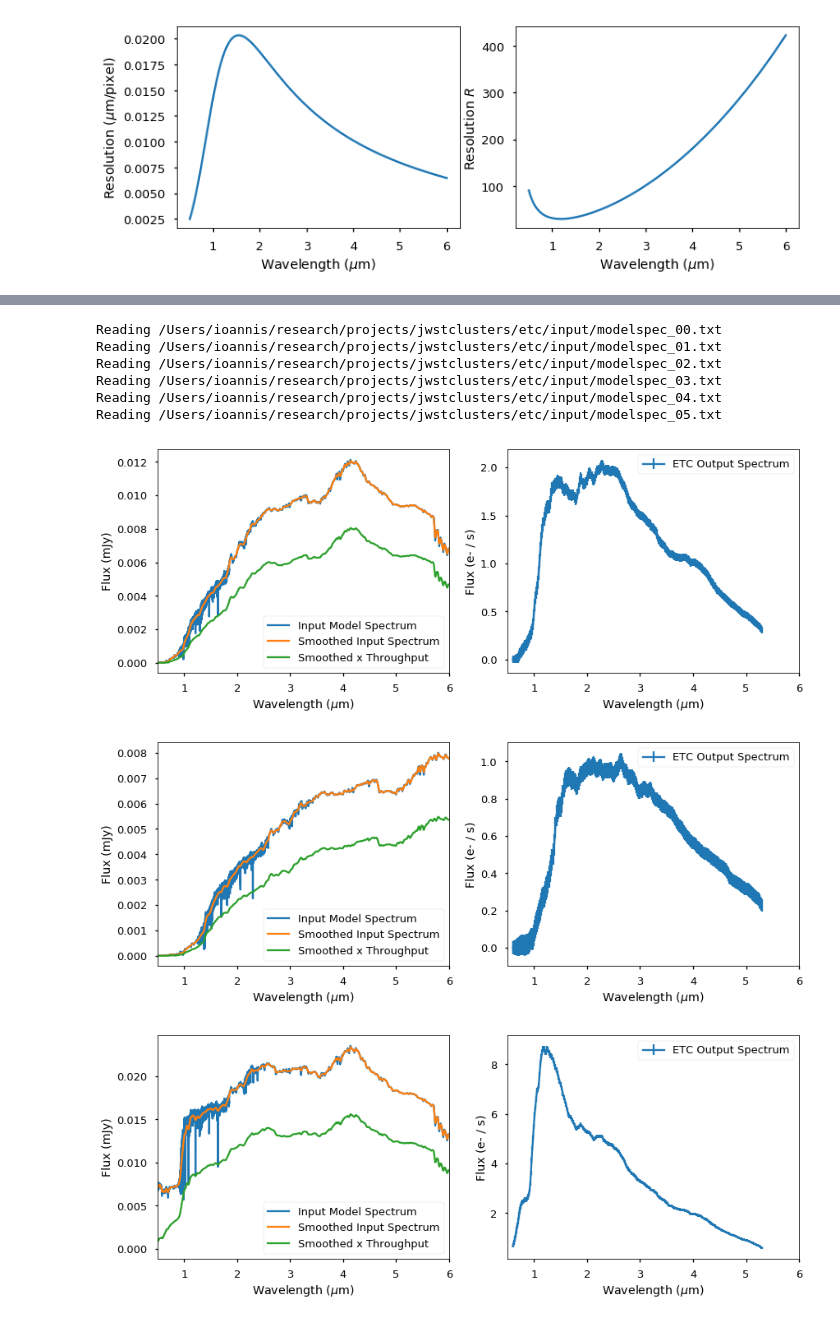
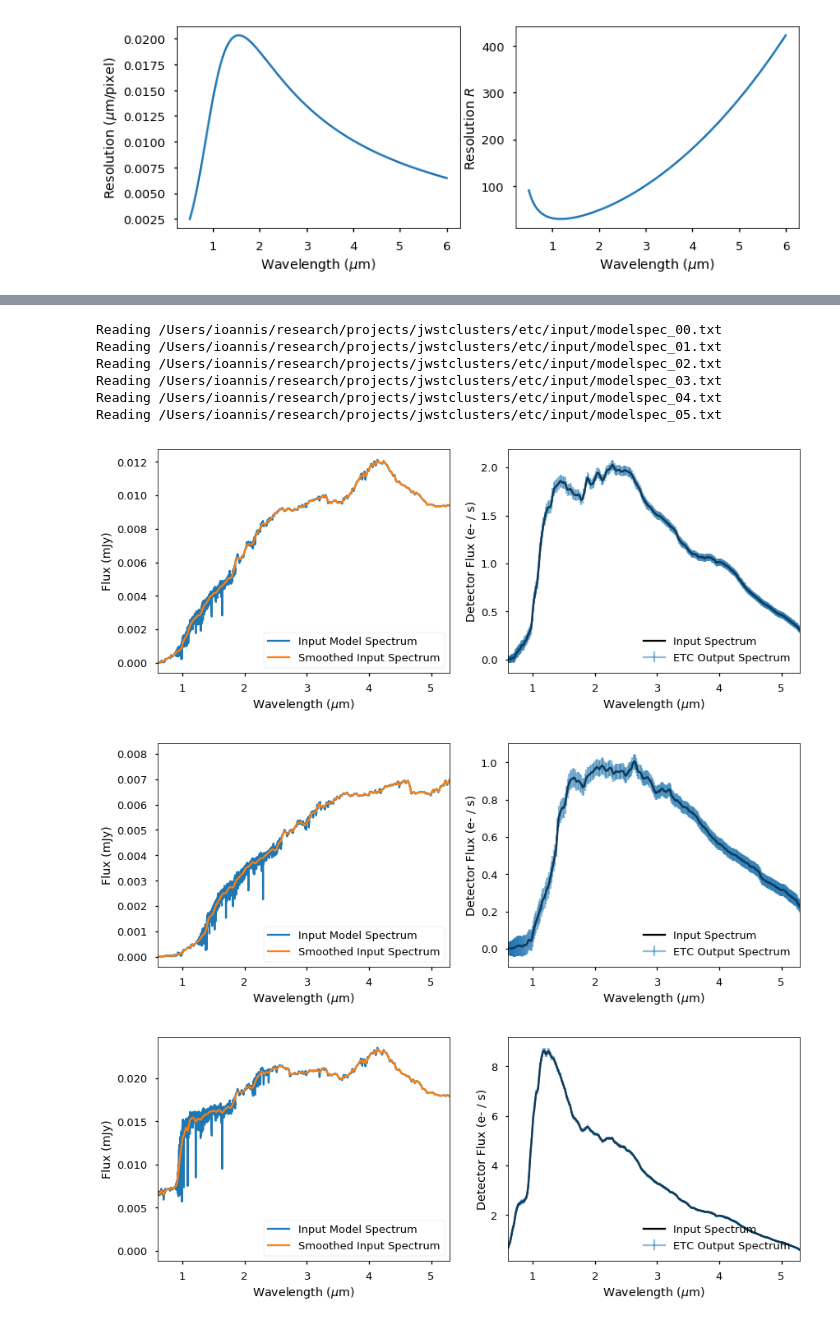
Before and after one commit to moustakas/jwstclusters, a Jupyter notebook: nb/resolution-throughput-and-noise.ipynb, the cells around one changed output, grey strips where cells are left out. Cells and saved outputs as stored; diff of their text form; code cells hidden in the pictures.

```diff
--- a/nb/resolution-throughput-and-noise.ipynb
+++ b/nb/resolution-throughput-and-noise.ipynb
@@ -40,0 +48,10 @@ ax[1].set_ylabel('Resolution $R$')
+# %%
+fig, ax = plt.subplots(1, 2, figsize=(12, 4))
+ax[0].plot(qe['WAVELENGTH'], qe['THROUGHPUT'])
+ax[0].set_xlabel('Wavelength ($\mu$m)')
+ax[0].set_ylabel('Detector Throughput')
+ax[0].set_ylim(0, 1.05)
+
+ax[1].plot(qe['WAVELENGTH'], qe['CONVERSION'])
+ax[1].set_xlabel('Wavelength ($\mu$m)')
+ax[1].set_ylabel('Detector QE (electrons/photon)')
@@ -57,14 +77,16 @@ for lab, thrufile in zip( labels, (thru_prism, thru_clear, thru_optics, thru_tel
     print('Reading {}'.format(thrufile))
     tt = Table(fitsio.read(thrufile, ext=1, upper=True))
     thru.append(tt)
+    if 'Prism' in lab:
+        throughput_wave = tt['WAVELENGTH']
     plt.plot(tt['WAVELENGTH'], tt['THROUGHPUT'], label=lab)
 
-throughput = np.ones_like(outwave)
+throughput = np.ones_like(throughput_wave)
 for tt in thru:
-    throughput *= np.interp(outwave, tt['WAVELENGTH'], tt['THROUGHPUT'])
-plt.plot(outwave, throughput, label='Total Throughput')
+    throughput *= np.interp(throughput_wave, tt['WAVELENGTH'], tt['THROUGHPUT'])
+plt.plot(throughput_wave, throughput, label='Total Throughput')
 
-plt.xlim(outwave.min(), outwave.max())
+plt.xlim(throughput_wave.min(), throughput_wave.max())
 plt.ylim(0, 1.05)
 plt.ylabel('Throughput')
 plt.xlabel('Wavelength ($\mu$m)')
@@ -81,40 +107,68 @@ Reading /Users/ioannis/research/data/pandeia_data-1.0/jwst/telescope/jwst_telesc
 # %%
+allfluxvector = []
+
 for suffix in ('00', '01', '02', '03', '04', '05'):
     infile = os.path.join(jwstdir, 'input', 'modelspec_{}.txt'.format(suffix))
     print('Reading {}'.format(infile))
-    inwave, influx = np.loadtxt(infile, unpack=True)
+    inwave, influx = np.loadtxt(infile, unpack=True) # [micron, mJy]
 
     outfile = os.path.join(jwstdir, 'output', suffix, 'lineplot', 'lineplot_extracted_flux.fits')
     snrfile = os.path.join(jwstdir, 'output', suffix, 'lineplot', 'lineplot_sn.fits')
     simspec = Table(fitsio.read(outfile, ext=1, upper=True))
     snrspec = Table(fitsio.read(snrfile, ext=1, upper=True))
 
+    outwave = simspec['WAVELENGTH']
+    detector_throughput = np.interp(outwave, qe['WAVELENGTH'], qe['THROUGHPUT'])
+    detector_qe = np.interp(outwave, qe['WAVELENGTH'], qe['CONVERSION']) # electrons / photon
+
+    total_throughput = np.interp(outwave, throughput_wave, throughput)
+
     resolution = np.interp(inwave, disp['WAVELENGTH'], disp['DLDS'])
     smoothflux = smoothspec(inwave, influx, resolution=resolution, smoothtype='lsf',
                             outwave=outwave, fftsmooth=True)
 
+    prismflux = (detector_qe * detector_throughput * total_throughput *
+                smoothflux * 2.998e14 / outwave**2)
+
+    #dw = np.gradient(outwave)
+    #prismflux = (detector_throughput * total_throughput * 1e-26 * # erg/s/cm2/A
+    #             smoothflux * 2.998e14 / outwave**2)
+    #prismflux *= (dw * 1e-4) * (1e-4 * outwave) / (6.626e-27 * 2.998e10) # photon/s/cm2
+    #prismflux *= detector_qe # electron/s/cm2
+
+    fluxratio = simspec['EXTRACTED_FLUX'] / prismflux
+    fluxvector = (fluxratio * detector_qe * detector_throughput *
+                  total_throughput * 2.998e14 / outwave**2)
+    allfluxvector.append(fluxvector)
+
     fig, ax = plt.subplots(1, 2, figsize=(14, 5), sharex=True)
+    #fig, ax = plt.subplots(1, 3, figsize=(14, 5), sharex=True)
     ax[0].plot(inwave, influx, label='Input Model Spectrum')
     ax[0].plot(outwave, smoothflux, label='Smoothed Input Spectrum')
-    ax[0].plot(outwave, smoothflux * throughput, label='Smoothed x Throughput')
     ax[0].set_ylabel('Flux (mJy)')
     ax[0].set_xlabel('Wavelength ($\mu$m)')
     ax[0].legend(loc='lower right')
 
     ax[1].errorbar(simspec['WAVELENGTH'], simspec['EXTRACTED_FLUX'],
-                   simspec['EXTRACTED_FLUX'] / snrspec['SN'], label='ETC Output Spectrum')
-    ax[1].set_ylabel('Flux (e- / s)')
+                   simspec['EXTRACTED_FLUX'] / snrspec['SN'],
+                   label='ETC Output Spectrum', alpha=0.5)
+    ax[1].plot(outwave, smoothflux * fluxvector, color='k', label='Input Spectrum')
+
+    ax[1].set_ylabel('Detector Flux (e- / s)')
     ax[1].set_xlabel('Wavelength ($\mu$m)')
-    ax[1].legend(loc='upper right')
+    ax[1].legend(loc='lower right', frameon=False)
+
+    #ax[2].plot(outwave, fluxratio)
+    #ax[2].set_ylim(0, 9e-12)
 
     [xx.set_xlim(outwave.min(), outwave.max()) for xx in ax]
 # %% [output]
 Reading /Users/ioannis/research/projects/jwstclusters/etc/input/modelspec_00.txt
 Reading /Users/ioannis/research/projects/jwstclusters/etc/input/modelspec_01.txt
 Reading /Users/ioannis/research/projects/jwstclusters/etc/input/modelspec_02.txt
 Reading /Users/ioannis/research/projects/jwstclusters/etc/input/modelspec_03.txt
 Reading /Users/ioannis/research/projects/jwstclusters/etc/input/modelspec_04.txt
 Reading /Users/ioannis/research/projects/jwstclusters/etc/input/modelspec_05.txt
-[figure, old version]
+[figure, new version]
-[figure, old version]
+[figure, new version]
-[figure, old version]
+[figure, new version]
```
Also changed, not shown: parts of 9 cells of this notebook.
